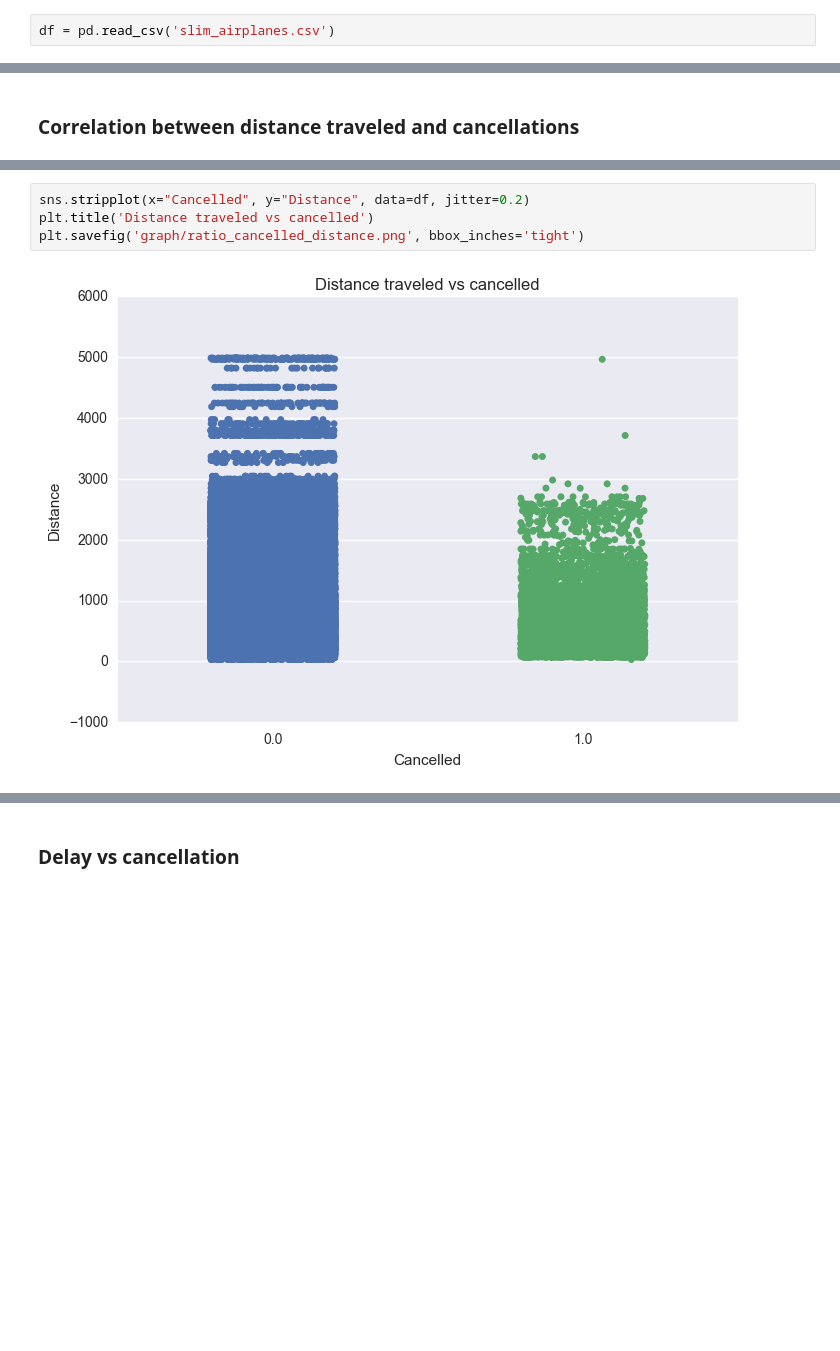
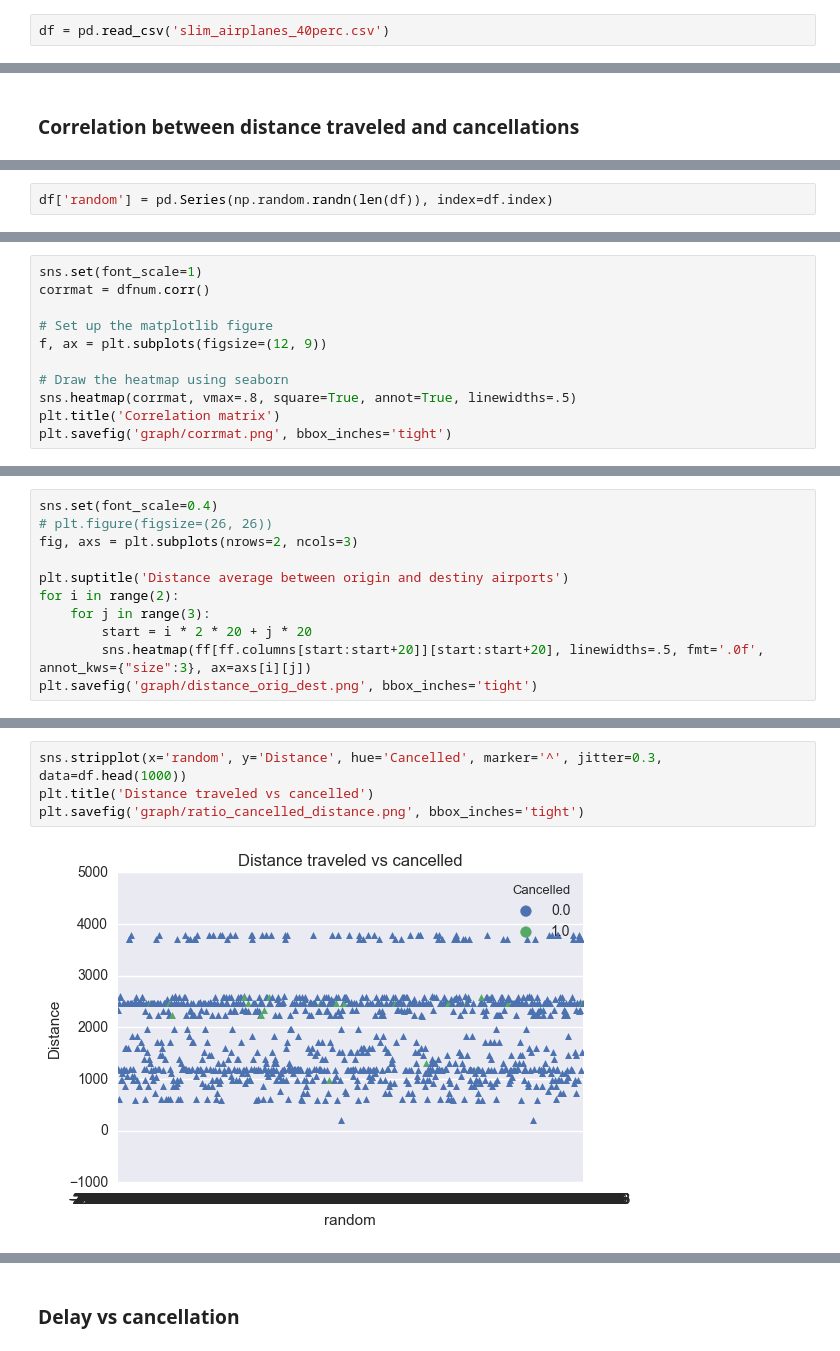
Before and after one commit to IvanAli/USAirportsAndDelays, a Jupyter notebook: exploratory_analysis.ipynb, the cells around one changed output, grey strips where cells are left out. Drawn from its saved outputs; the diff is of its cells as text; blank space fills up the shorter version.

Commit message:
classifiers, new plots for exploratory analysis

```diff
--- a/exploratory_analysis.ipynb
+++ b/exploratory_analysis.ipynb
@@ -9,4 +10,4 @@ warnings.filterwarnings('ignore')
 # %% [output]
 Autosaving every 10 seconds
 # %%
-df = pd.read_csv('slim_airplanes.csv')
+df = pd.read_csv('slim_airplanes_40perc.csv')
@@ -103,0 +125,2 @@ plt.savefig('graph/ratio_cancelled_total.png', bbox_inches='tight')
+# %%
+df['random'] = pd.Series(np.random.randn(len(df)), index=df.index)
@@ -103,0 +153,11 @@ plt.savefig('graph/ratio_cancelled_total.png', bbox_inches='tight')
+# %%
+sns.set(font_scale=1)
+corrmat = dfnum.corr()
+
+# Set up the matplotlib figure
+f, ax = plt.subplots(figsize=(12, 9))
+
+# Draw the heatmap using seaborn
+sns.heatmap(corrmat, vmax=.8, square=True, annot=True, linewidths=.5)
+plt.title('Correlation matrix')
+plt.savefig('graph/corrmat.png', bbox_inches='tight')
@@ -103,0 +199,11 @@ plt.savefig('graph/ratio_cancelled_total.png', bbox_inches='tight')
+# %%
+sns.set(font_scale=0.4)
+# plt.figure(figsize=(26, 26))
+fig, axs = plt.subplots(nrows=2, ncols=3)
+
+plt.suptitle('Distance average between origin and destiny airports')
+for i in range(2):
+    for j in range(3):
+        start = i * 2 * 20 + j * 20
+        sns.heatmap(ff[ff.columns[start:start+20]][start:start+20], linewidths=.5, fmt='.0f', annot_kws={"size":3}, ax=axs[i][j])
+plt.savefig('graph/distance_orig_dest.png', bbox_inches='tight')
@@ -104,9 +270,9 @@ plt.savefig('graph/ratio_cancelled_total.png', bbox_inches='tight')
 # %%
-sns.stripplot(x="Cancelled", y="Distance", data=df, jitter=0.2)
+sns.stripplot(x='random', y='Distance', hue='Cancelled', marker='^', jitter=0.3, data=df.head(1000))
 plt.title('Distance traveled vs cancelled')
 plt.savefig('graph/ratio_cancelled_distance.png', bbox_inches='tight')
 # %% [output]
-[figure, old version]
+[figure, new version]
 # %%
 cancel = df[df['Cancelled'] == 1]
 cancel = cancel.ix[:, 'Cancelled']
```
Also changed, not shown: parts of 37 cells of this notebook, 24 other files.
